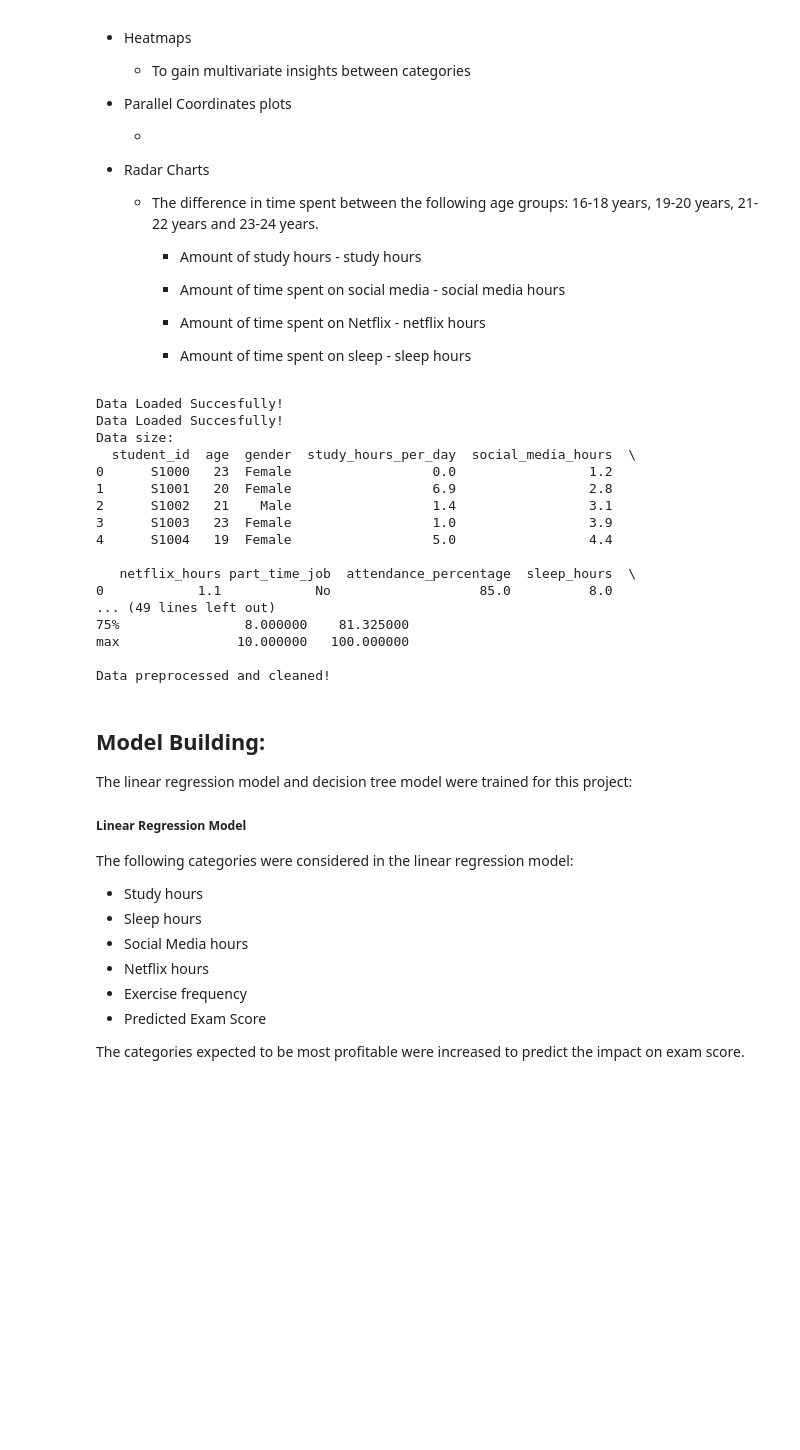
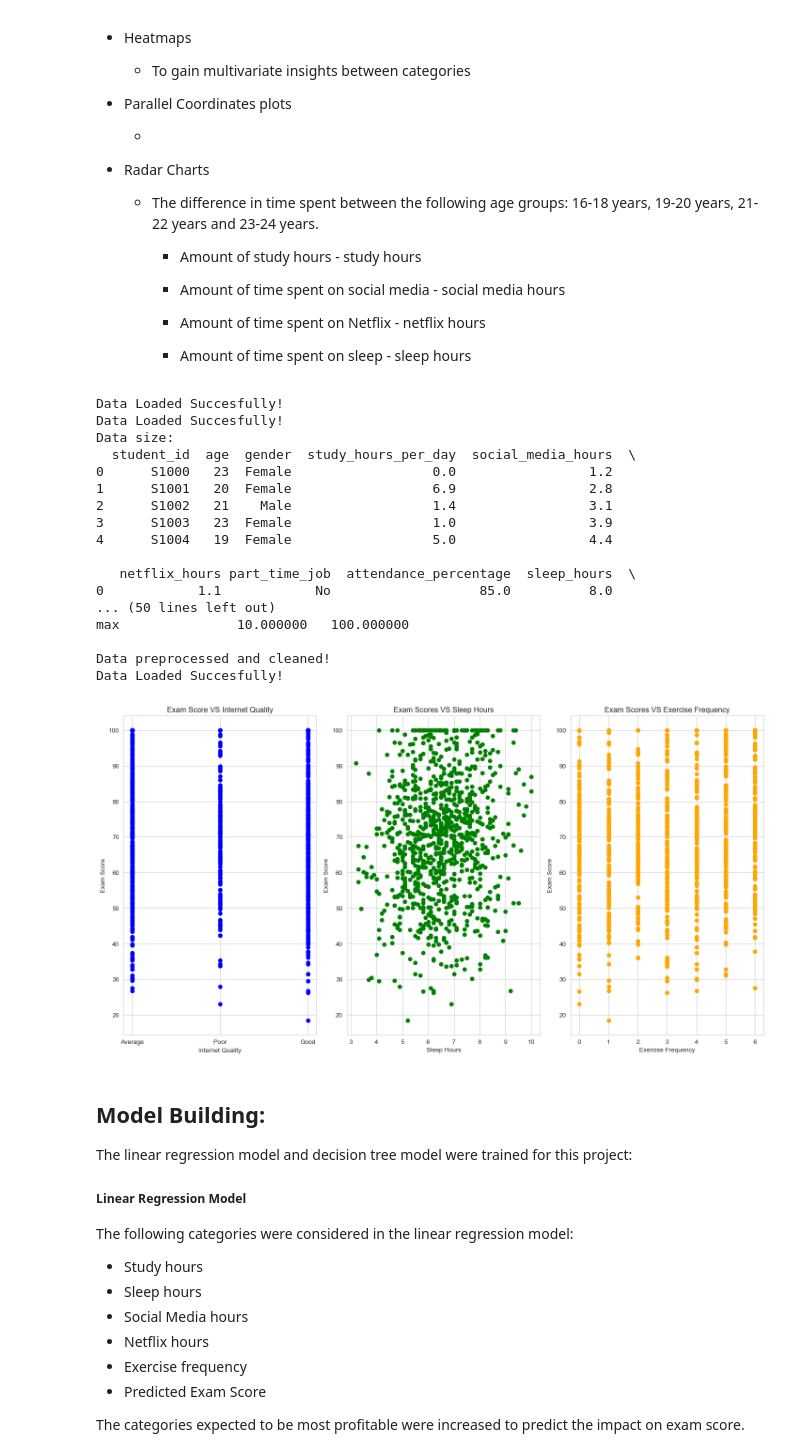
Before and after one commit to Lee-Anne22/Student-Study-Habits---Further-Insights-and-Trends, a Jupyter notebook: Study_Habits.ipynb, the cells around one changed output. Drawn from its saved outputs; the diff is of its cells as text; code cells hidden in the pictures; blank space fills up the shorter version.

```diff
--- a/Study_Habits.ipynb
+++ b/Study_Habits.ipynb
@@ -45,9 +42,10 @@ def import_study_libs():
     from sklearn.metrics import make_scorer
     import lime as lime
     import shap as shap
-    return {"np": np, "pd": pd, "plt": plt, "train_test_split": train_test_split, "GridSearchCV": GridSearchCV, "StratifiedKFold": StratifiedKFold,
-            "DecisionTreeClassifier": DecisionTreeClassifier, "accuracy_score": accuracy_score, "confusion_matrix": confusion_matrix,
-            "classification_report":classification_report, "make_scorer": make_scorer}
+    from IPython.display import Image
+    return {"np": np, "pd": pd, "sns": sns, "plt": plt, "train_test_split": train_test_split, "GridSearchCV": GridSearchCV, "StratifiedKFold": StratifiedKFold,
+            "DecisionTreeClassifier": DecisionTreeClassifier, "plot_tree": plot_tree, "accuracy_score": accuracy_score, "confusion_matrix": confusion_matrix,
+            "classification_report":classification_report, "make_scorer": make_scorer, "lime": lime, "shap": shap, "Image": Image}
 
 # Loading the data set
 file= "student_habits_performance.csv"
@@ -213,30 +208,31 @@ def Scatterplots():
 # %%
 #calling all functions
 def main():
-    functions= [import_study_libs, load_study_data, study_clean]
+    functions= [import_study_libs, load_study_data, study_clean, Scatterplots]
     for func in functions:
         func()
 
 if __name__== '__main__':
     main()
 # %% [output]
 Data Loaded Succesfully!
 Data Loaded Succesfully!
 Data size:
   student_id  age  gender  study_hours_per_day  social_media_hours  \
 0      S1000   23  Female                  0.0                 1.2
 1      S1001   20  Female                  6.9                 2.8
 2      S1002   21    Male                  1.4                 3.1
 3      S1003   23  Female                  1.0                 3.9
 4      S1004   19  Female                  5.0                 4.4
 
    netflix_hours part_time_job  attendance_percentage  sleep_hours  \
 0            1.1            No                   85.0          8.0
-... (49 lines left out)
-75%                8.000000    81.325000
+... (50 lines left out)
 max               10.000000   100.000000
 
 Data preprocessed and cleaned!
+Data Loaded Succesfully!
+[figure, added]
 # %% [markdown]
 ## Model Building:
 
```
Also changed, not shown: parts of 3 cells of this notebook, 2 other files.
